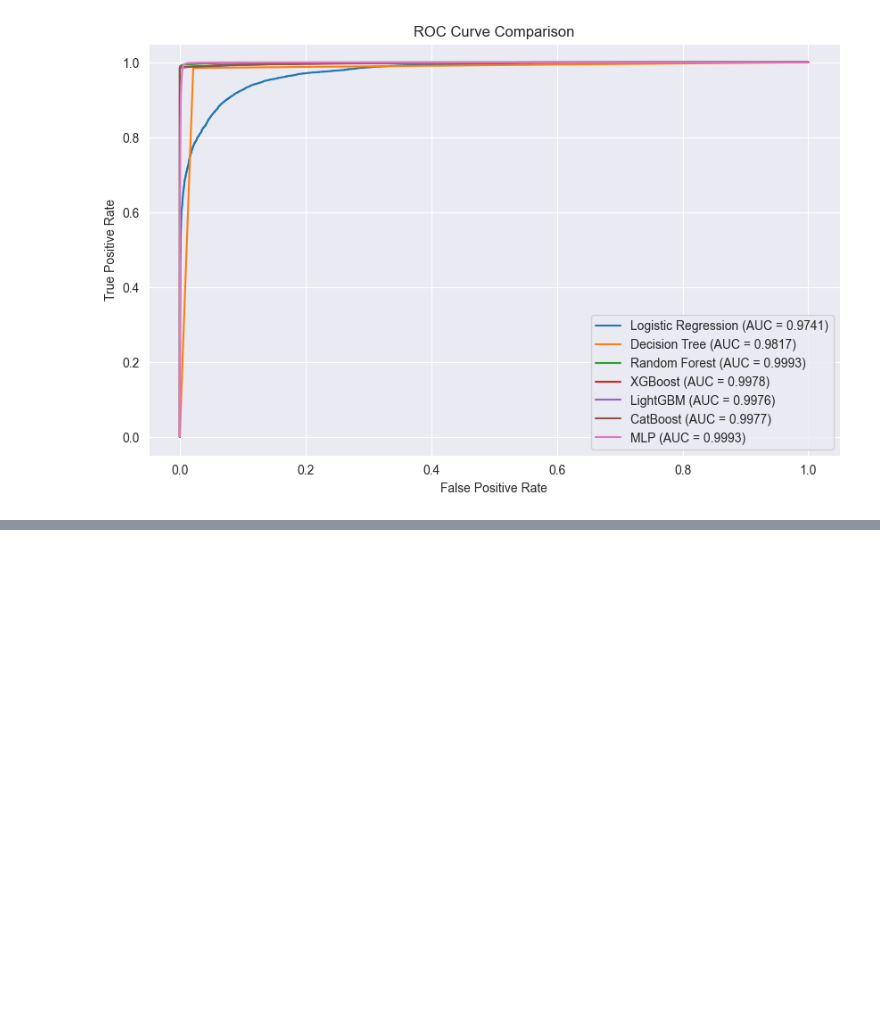
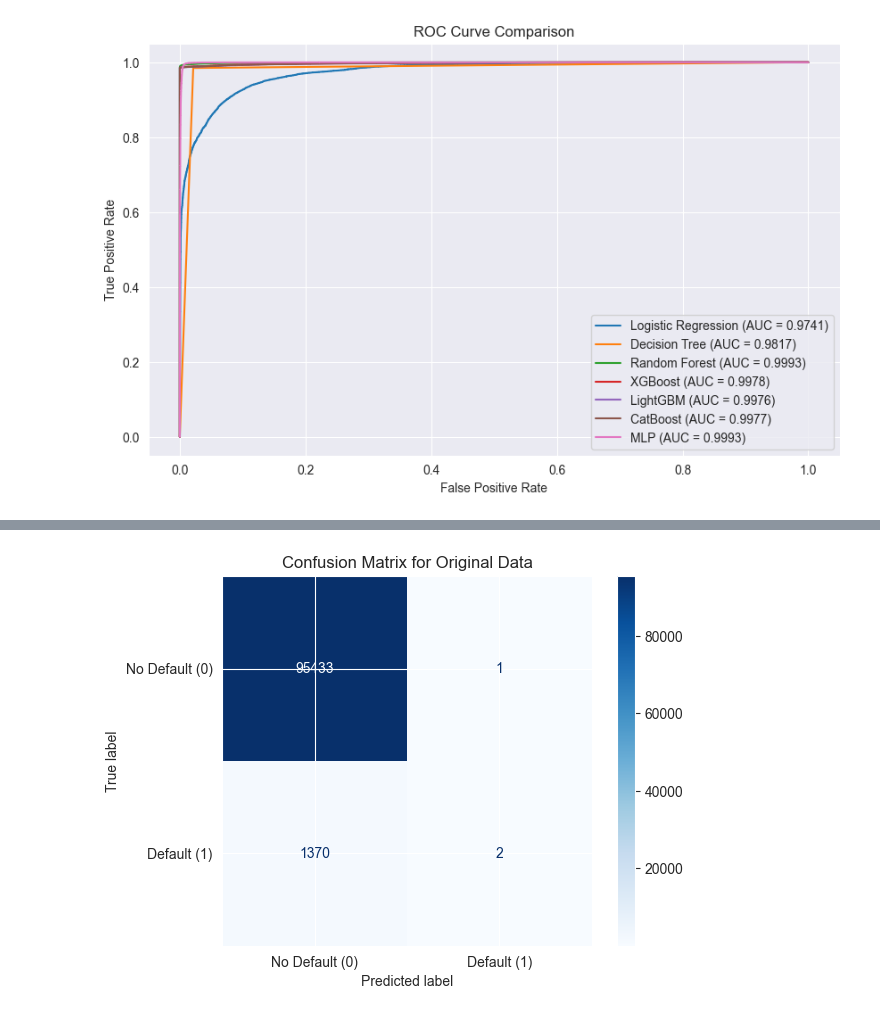
Before and after one commit to Userfrom1995/CreditCard_Predictions, a Jupyter notebook: main.ipynb, the cells around one changed output, grey strips where cells are left out. Cells and saved outputs as stored; diff of their text form; code cells hidden in the pictures; blank space fills up the shorter version.

```diff
--- a/main.ipynb
+++ b/main.ipynb
@@ -1356,0 +1568,4 @@ plt.show()
+# %%
+scaler = StandardScaler()
+X_train_resampled_scaled = scaler.fit_transform(X_train)
+X_test_scaled = scaler.transform(X_test)
@@ -1356,0 +1580,17 @@ plt.show()
+# %%
+# Train the MLP model
+mlp_o = MLPClassifier(hidden_layer_sizes=(100, 50), max_iter=200, random_state=42,early_stopping=True,verbose=True)
+print("Training MLP...")
+mlp_o.fit(X_train_resampled_scaled, y_train)
+print(f"Number of iterations completed: {mlp.n_iter_}")
+
+# Make predictions
+y_pred = mlp_o.predict(X_test_scaled)
+# y_probs = mlp_o.predict_proba(X_original_scaled)[:, 1]
+
+
+print("\nClassification Report:")
+print(classification_report(y_test, y_pred))
+
+# auc_score = roc_auc_score(y_test, y_probs)
+# print(f"\nAUC Score: {auc_score:.4f}")
@@ -1356,0 +1659,25 @@ plt.show()
+# %%
+data = pd.read_csv("Dev_data_to_be_shared.csv")  # Replace with your file path
+X_original = data.drop(columns=["bad_flag",'account_number'])  # Replace "bad_flag" with your target column name
+y_original = data["bad_flag"]
+
+from sklearn.preprocessing import StandardScaler
+X_original.fillna(0, inplace=True)
+
+# Assuming the scaler was used during training
+scaler = StandardScaler()
+X_original_scaled = scaler.fit_transform(X_original)
+
+# Predict the target
+y_pred_original = mlp_o.predict(X_original_scaled)
+
+# Compute the confusion matrix
+cm = confusion_matrix(y_original, y_pred_original)
+
+# Display the confusion matrix
+disp = ConfusionMatrixDisplay(confusion_matrix=cm, display_labels=['No Default (0)', 'Default (1)'])
+disp.plot(cmap="Blues")
+plt.title("Confusion Matrix for Original Data")
+plt.show()
+# %% [output]
+[figure, added]
```
Also changed, not shown: parts of 37 cells of this notebook, 12 other files.
